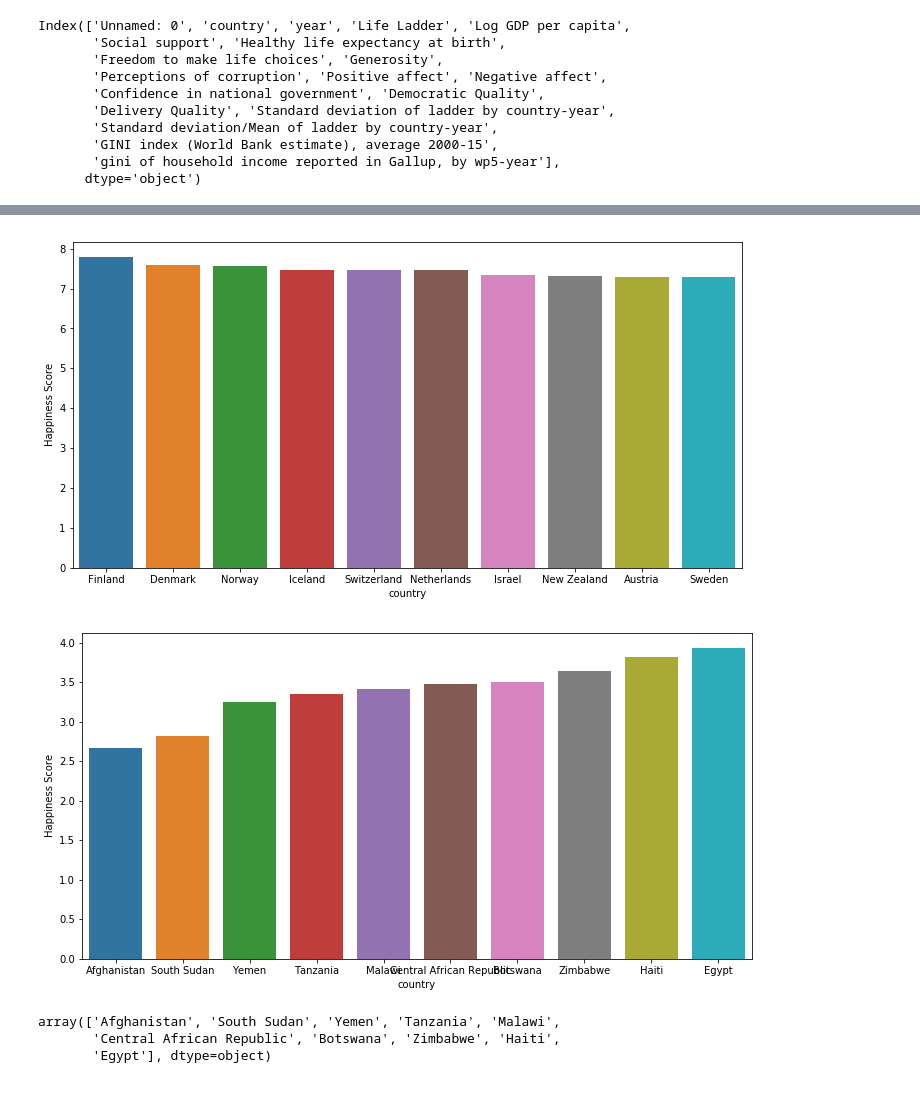
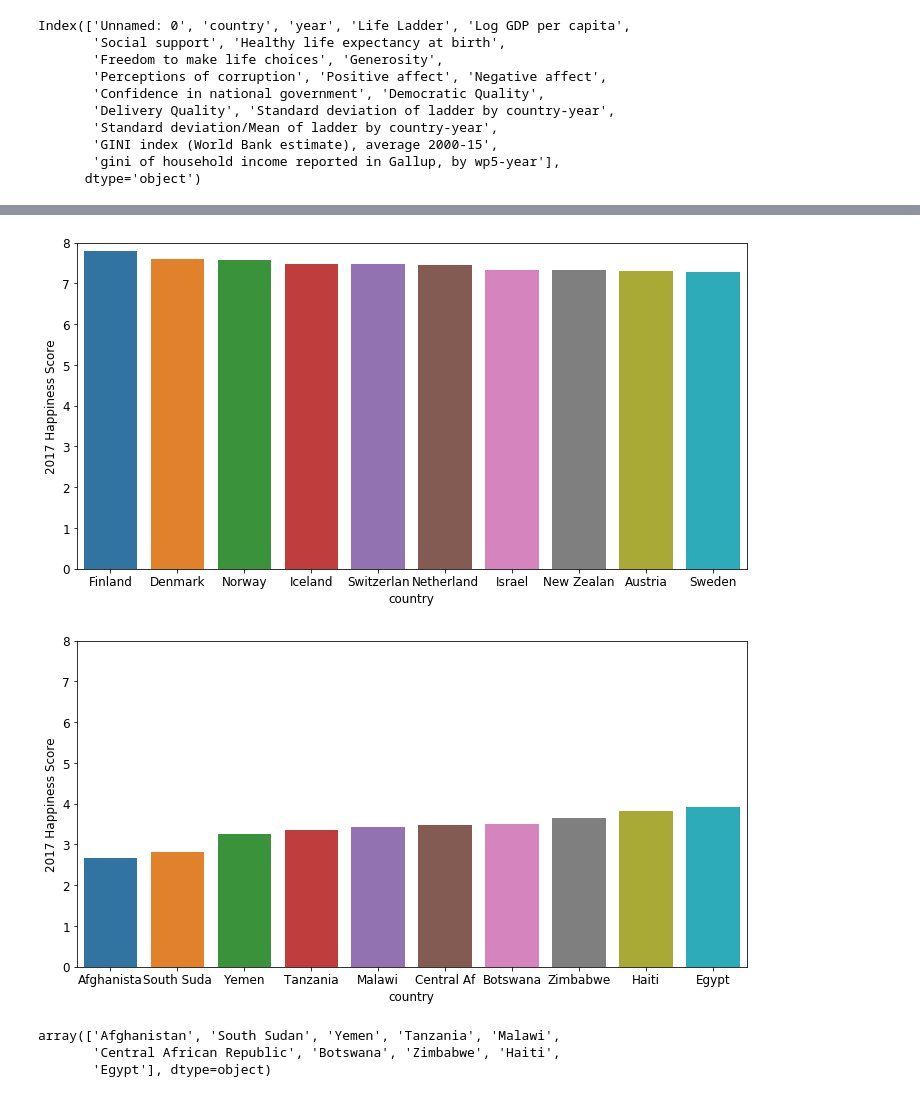
Before and after one commit to interactive-data-science-project-team/world-happiness-visualization, a Jupyter notebook: notebooks/Exploratory Data Analysis.ipynb, the cells around one changed output, grey strips where cells are left out. Cells and saved outputs as stored; diff of their text form; code cells hidden in the pictures.

Commit message:
added plots, added names in webpage

```diff
--- a/notebooks/Exploratory Data Analysis.ipynb
+++ b/notebooks/Exploratory Data Analysis.ipynb
@@ -101,0 +121,8 @@ plt.show()
+# %%
+plt.figure(figsize=(18, 6))
+sns.set()
+sns.set_style('white')
+sns.violinplot(x='year', y='Healthy life expectancy at birth',data=df)
+plt.ylabel('Healthy life expectancy at birth')
+
+plt.show()
@@ -103,31 +132,36 @@ plt.show()
 plt.figure(figsize=(12, 6))
 
 
-happiest2017 = df.loc[df['year'] == 2017].sort_values('Life Ladder', ascending=False)[0:10]['country'].values
+happiest2017 = df.loc[df['year'] == 2017].sort_values('Happiness Score', ascending=False)[0:10]['country'].values
 mask = df.country.map(lambda c: c in happiest2017) & (df['year'] == 2017)
 
-sns.barplot(x='country', y='Life Ladder',data=df[mask].sort_values('Life Ladder', ascending=False))
-plt.ylabel('Happiness Score')
+data = df[mask].sort_values('Happiness Score', ascending=False)
+data.country = data.country.map(lambda c: c[0:10])
+
+sns.barplot(x='country', y='Happiness Score',data=data)
+plt.ylabel('2017 Happiness Score')
+plt.ylim((0, 8))
 
 plt.show()
 # %% [output]
-[figure, old version]
+[figure, new version]
 # %%
 # unhappiest countries
 
 plt.figure(figsize=(12, 6))
 
-happiest2017 = df.loc[df['year'] == 2017].sort_values('Life Ladder', ascending=True)[0:10]['country'].values
+happiest2017 = df.loc[df['year'] == 2017].sort_values('Happiness Score', ascending=True)[0:10]['country'].values
 mask = df.country.map(lambda c: c in happiest2017) & (df['year'] == 2017)
 
-data = df[mask].sort_values('Life Ladder', ascending=True)
-data['country'] = data.cou
-sns.barplot(x='country', y='Life Ladder', data=)
-plt.ylabel('Happiness Score')
+data = df[mask].sort_values('Happiness Score', ascending=True)
+data['country'] = data.country.map(lambda c: c[0:10])
+sns.barplot(x='country', y='Happiness Score', data=data)
+plt.ylabel('2017 Happiness Score')
+plt.ylim((0, 8))
 
 plt.show()
 # %% [output]
-[figure, old version]
+[figure, new version]
 # %%
 happiest2017
 # %% [output]
```
Also changed, not shown: parts of 11 cells of this notebook, 20 other files.
